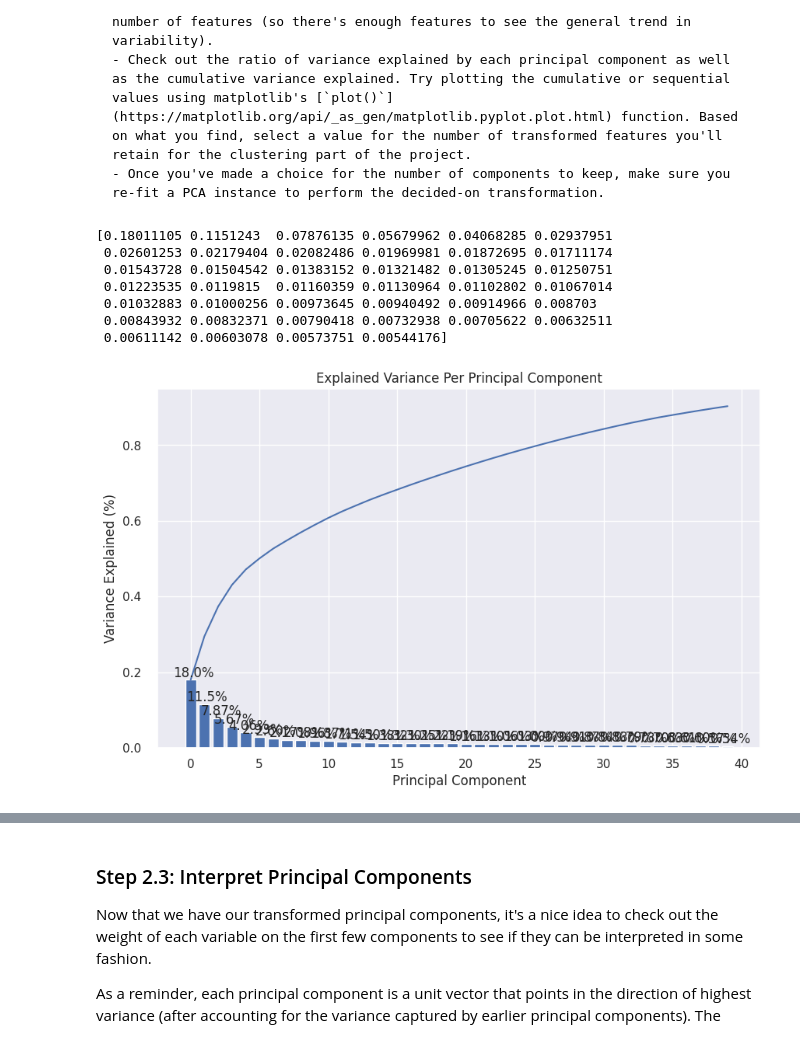
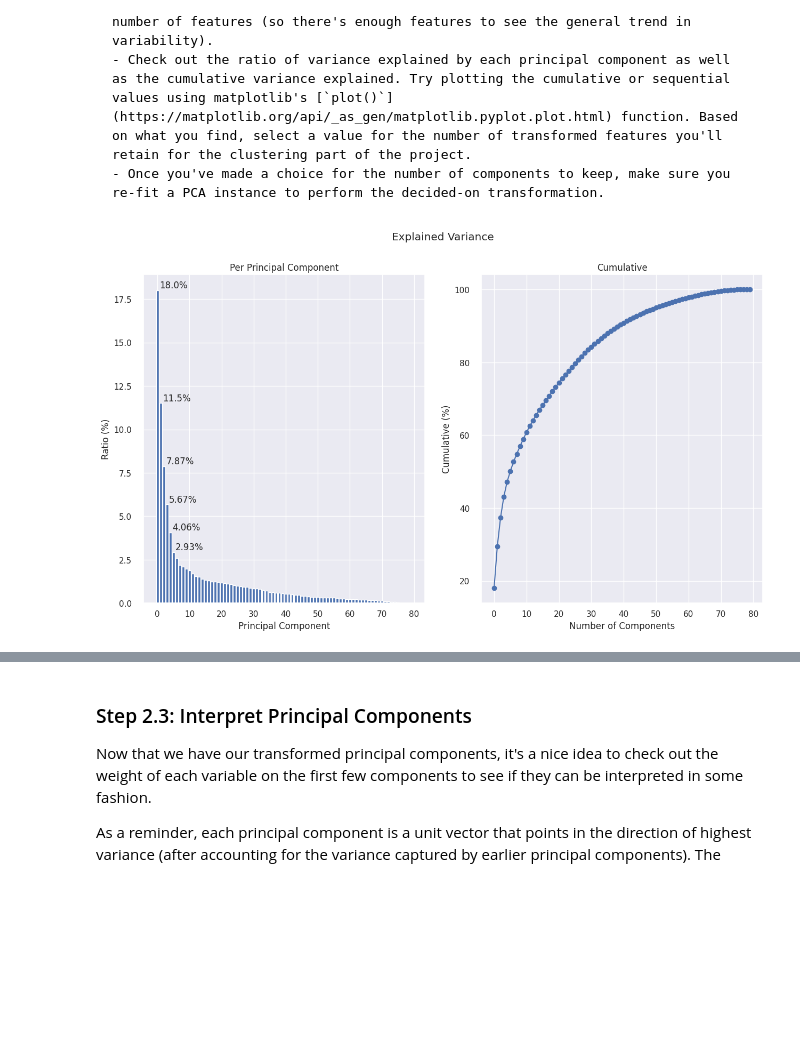
Before and after one commit to fab7/LESSONS-Unsupervised-Learning, a Jupyter notebook: project/Identify_Customer_Segments.ipynb, the cells around one changed output, grey strips where cells are left out. Saved outputs shown, nothing was run; the diff lists cells and outputs as text; code cells hidden in the pictures; blank space fills up the shorter version.

```diff
--- a/project/Identify_Customer_Segments.ipynb
+++ b/project/Identify_Customer_Segments.ipynb
@@ -1212,24 +1202,12 @@ def scree_plot(pca):
 # %%
 ###############################################################################
-## Apply PCA to the data
+## Apply PCA to the data and                                                 ##
+## Investigate the variance accounted for by each principal component        ##
 ###############################################################################
-#pca, X_pca = do_pca(2, X)
-
-
-pca = PCA(n_components=40)  # (int)(data_ss.shape[0]/2))
-pca.fit(data_ss)
-print(pca.explained_variance_ratio_)
-scree_plot(pca)
-
-
-
-# print(pca.explained_variance_ratio_)
+pca = PCA(n_components = (data_ss.shape[1]))
+pca.fit_transform(data_ss)
+plot_pca_explained_variance(pca)
+if VERBOSE > 2:
+    print(pca.explained_variance_ratio_)
 # %% [output]
-[0.18011105 0.1151243  0.07876135 0.05679962 0.04068285 0.02937951
- 0.02601253 0.02179404 0.02082486 0.01969981 0.01872695 0.01711174
- 0.01543728 0.01504542 0.01383152 0.01321482 0.01305245 0.01250751
- 0.01223535 0.0119815  0.01160359 0.01130964 0.01102802 0.01067014
- 0.01032883 0.01000256 0.00973645 0.00940492 0.00914966 0.008703
- 0.00843932 0.00832371 0.00790418 0.00732938 0.00705622 0.00632511
- 0.00611142 0.00603078 0.00573751 0.00544176]
-[figure, old version]
+[figure, new version]
```
Also changed, not shown: parts of 9 cells of this notebook.
